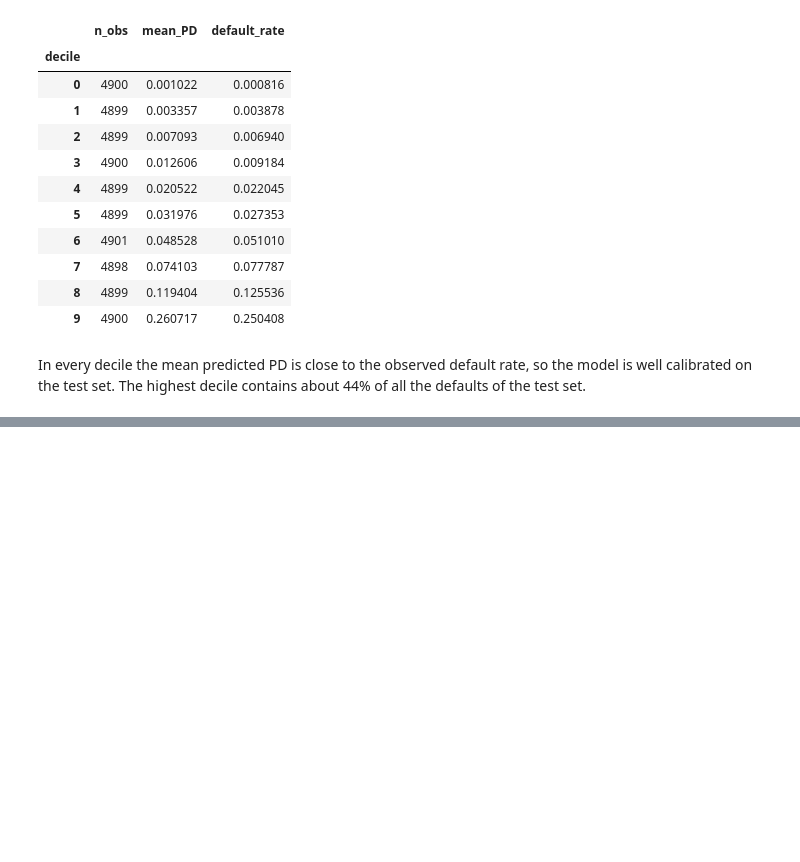
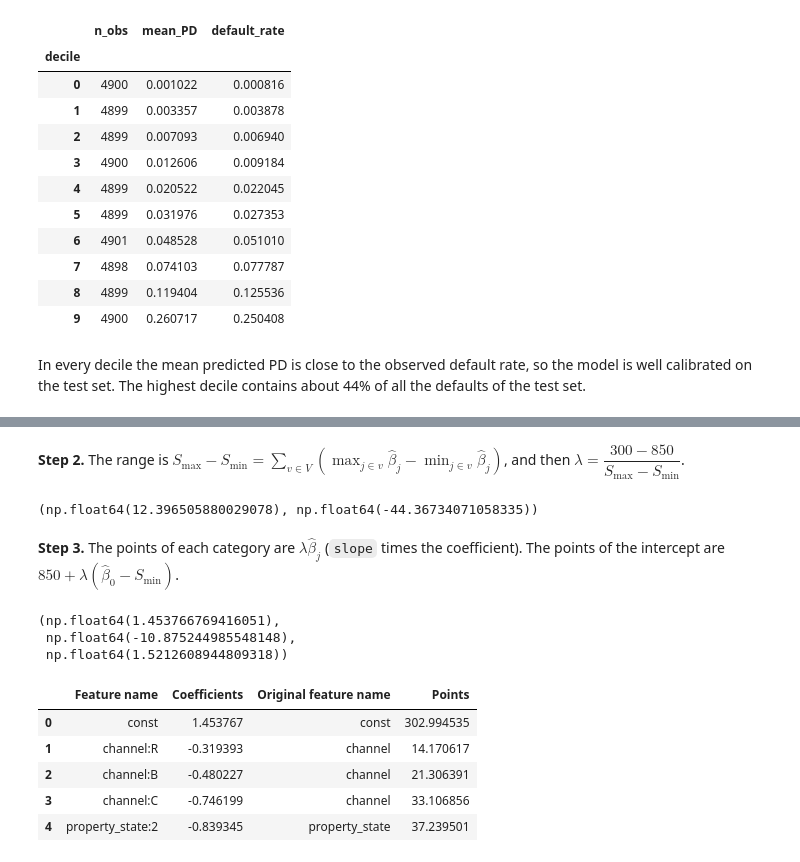
Before and after one commit to keramidasvasilis/credit-risk-el, a Jupyter notebook: notebooks/02_pd_model.ipynb, the cells around one changed output, grey strips where cells are left out. Saved outputs shown, nothing was run; the diff lists cells and outputs as text; code cells hidden in the pictures; blank space fills up the shorter version.

```diff
--- a/notebooks/02_pd_model.ipynb
+++ b/notebooks/02_pd_model.ipynb
@@ -1797,0 +1900,32 @@ In every decile the mean predicted PD is close to the observed default rate, so
+# %% [markdown]
+**Step 2.** The range is $S_{\max} - S_{\min} = \sum_{v \in V} \left(\max_{j \in v} \hat\beta_j - \min_{j \in v} \hat\beta_j\right)$, and then $\lambda = \dfrac{300 - 850}{S_{\max} - S_{\min}}$.
+# %%
+coef_range = (max_coef - min_coef).sum()
+slope = (300 - 850) / coef_range
+coef_range, slope
+# %% [output]
+(np.float64(12.396505880029078), np.float64(-44.36734071058335))
+# %% [markdown]
+**Step 3.** The points of each category are $\lambda\hat\beta_j$ (`slope` times the coefficient). The points of the intercept are $850 + \lambda(\hat\beta_0 - S_{\min})$.
+# %%
+# Calculate b_0, S_min, S_max
+beta_0 = df_scorecard.loc[df_scorecard['Feature name'] == 'const', 'Coefficients'].values[0]
+S_min = beta_0 + min_coef.sum()
+S_max = beta_0 + max_coef.sum()
+beta_0, S_min, S_max
+# %% [output]
+(np.float64(1.453766769416051),
+ np.float64(-10.875244985548148),
+ np.float64(1.5212608944809318))
+# %%
+# Add the point to the scorecard
+df_scorecard['Points'] = df_scorecard['Coefficients'] * slope
+df_scorecard.loc[df_scorecard['Feature name'] == 'const', 'Points'] = 850 + slope * (beta_0 - S_min)
+df_scorecard.head()
+# %% [output]
+|  | Feature name | Coefficients | Original feature name | Points |
+| 0 | const | 1.453767 | const | 302.994535 |
+| 1 | channel:R | -0.319393 | channel | 14.170617 |
+| 2 | channel:B | -0.480227 | channel | 21.306391 |
+| 3 | channel:C | -0.746199 | channel | 33.106856 |
+| 4 | property_state:2 | -0.839345 | property_state | 37.239501 |
```
Also changed, not shown: parts of 19 cells of this notebook, 2 other files.
